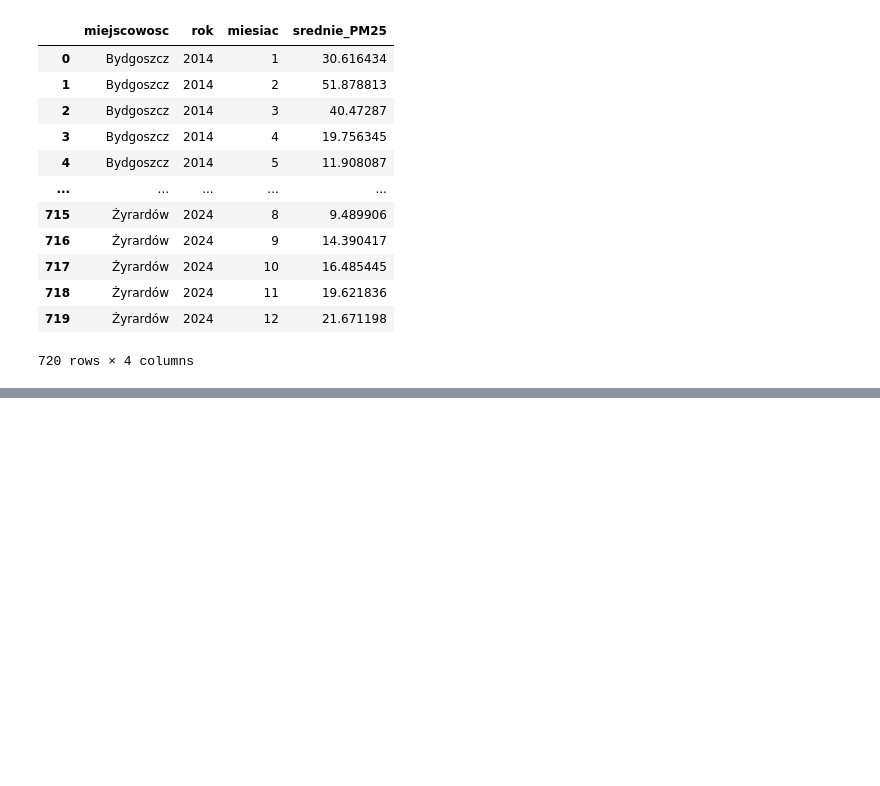
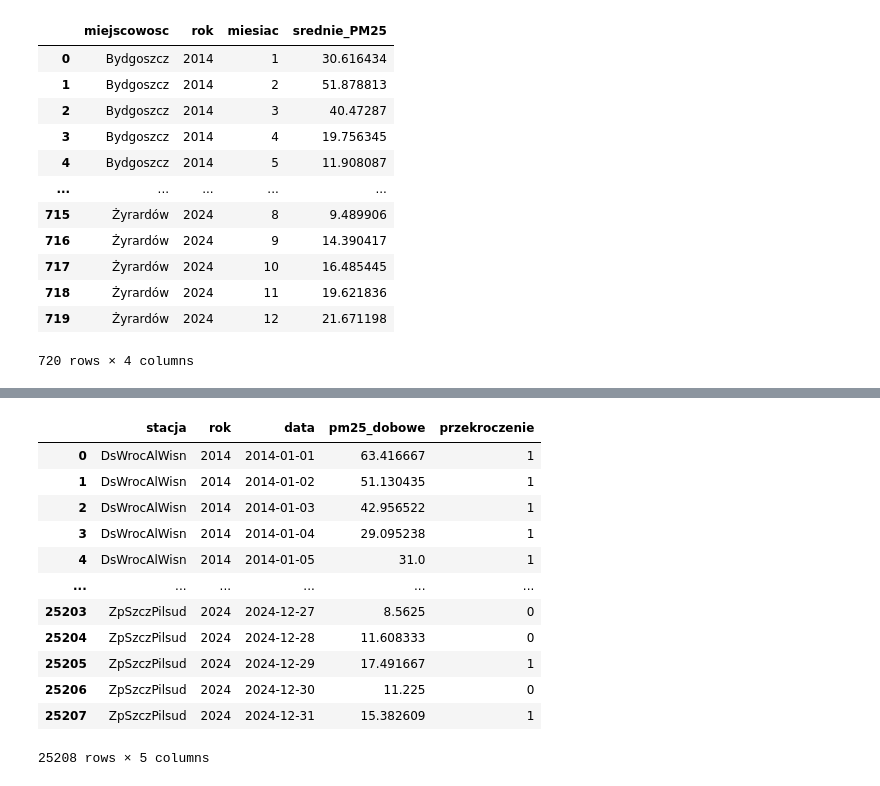
Before and after one commit to alipinska7/Projekt3_ZTP, a Jupyter notebook: Projekt1.ipynb, the cells around one changed output, grey strips where cells are left out. Drawn from its saved outputs; the diff is of its cells as text; code cells hidden in the pictures; blank space fills up the shorter version.

```diff
--- a/Projekt1.ipynb
+++ b/Projekt1.ipynb
@@ -417,0 +462,6 @@ mean_day
+# %%
+#Tabela dobowych stężeń dla wszystkich stacji wynikająca z jednostkowych pomiarów.
+dobowe_srednie = ( df_all.groupby(['stacja', 'rok', df_all['czas']
+    .dt.date])['wartosc'].mean().reset_index() .rename(columns={'czas': 'data', 'wartosc': 'pm25_dobowe'}) )
+
+dobowe_srednie
@@ -417,0 +482,19 @@ mean_day
+# %%
+#Tablica binarna stwierdzająca, czy zmierzone stężenia PM2.5 przekraczały dobową normę
+dobowe_srednie['przekroczenie'] = ((dobowe_srednie['pm25_dobowe'] > 15).astype(int))
+
+dobowe_srednie
+# %% [output]
+|  | stacja | rok | data | pm25_dobowe | przekroczenie |
+| 0 | DsWrocAlWisn | 2014 | 2014-01-01 | 63.416667 | 1 |
+| 1 | DsWrocAlWisn | 2014 | 2014-01-02 | 51.130435 | 1 |
+| 2 | DsWrocAlWisn | 2014 | 2014-01-03 | 42.956522 | 1 |
+| 3 | DsWrocAlWisn | 2014 | 2014-01-04 | 29.095238 | 1 |
+| 4 | DsWrocAlWisn | 2014 | 2014-01-05 | 31.0 | 1 |
+| ... | ... | ... | ... | ... | ... |
+| 25203 | ZpSzczPilsud | 2024 | 2024-12-27 | 8.5625 | 0 |
+| 25204 | ZpSzczPilsud | 2024 | 2024-12-28 | 11.608333 | 0 |
+| 25205 | ZpSzczPilsud | 2024 | 2024-12-29 | 17.491667 | 1 |
+| 25206 | ZpSzczPilsud | 2024 | 2024-12-30 | 11.225 | 0 |
+| 25207 | ZpSzczPilsud | 2024 | 2024-12-31 | 15.382609 | 1 |
+25208 rows × 5 columns
```
Also changed, not shown: parts of 25 cells of this notebook.
